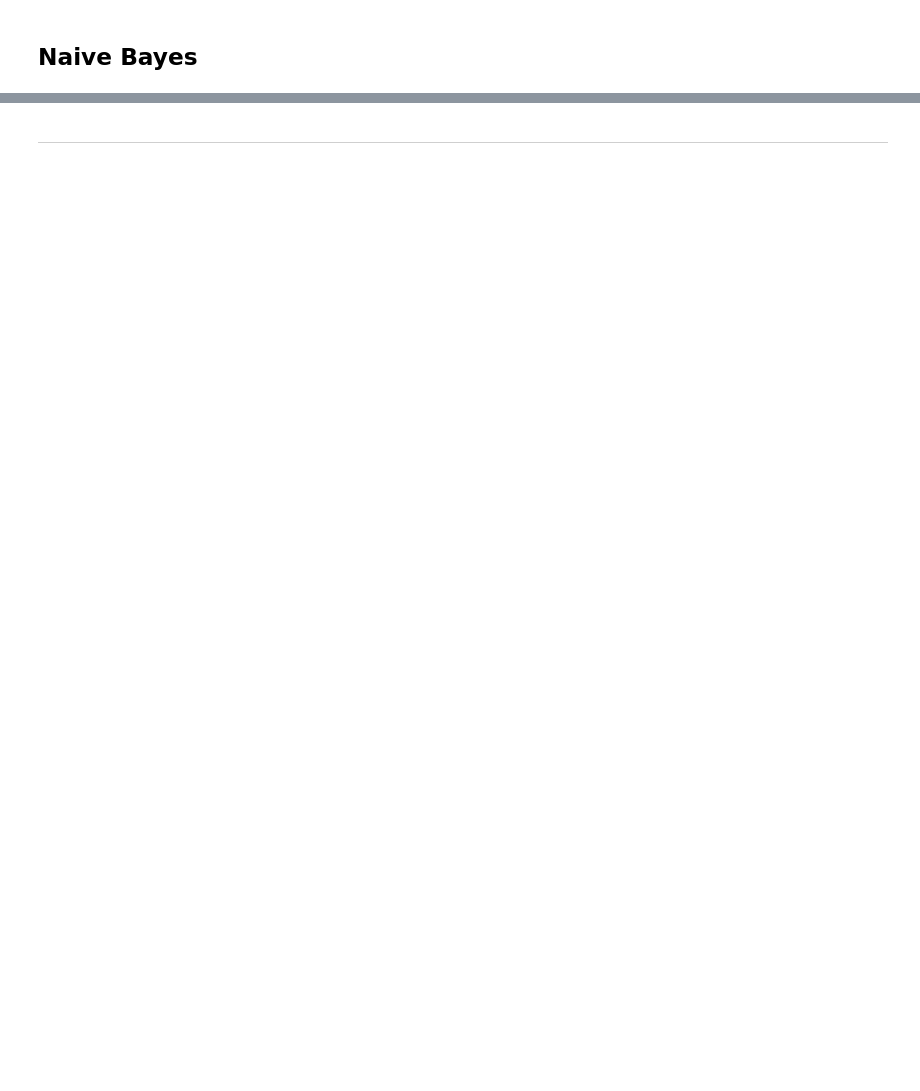
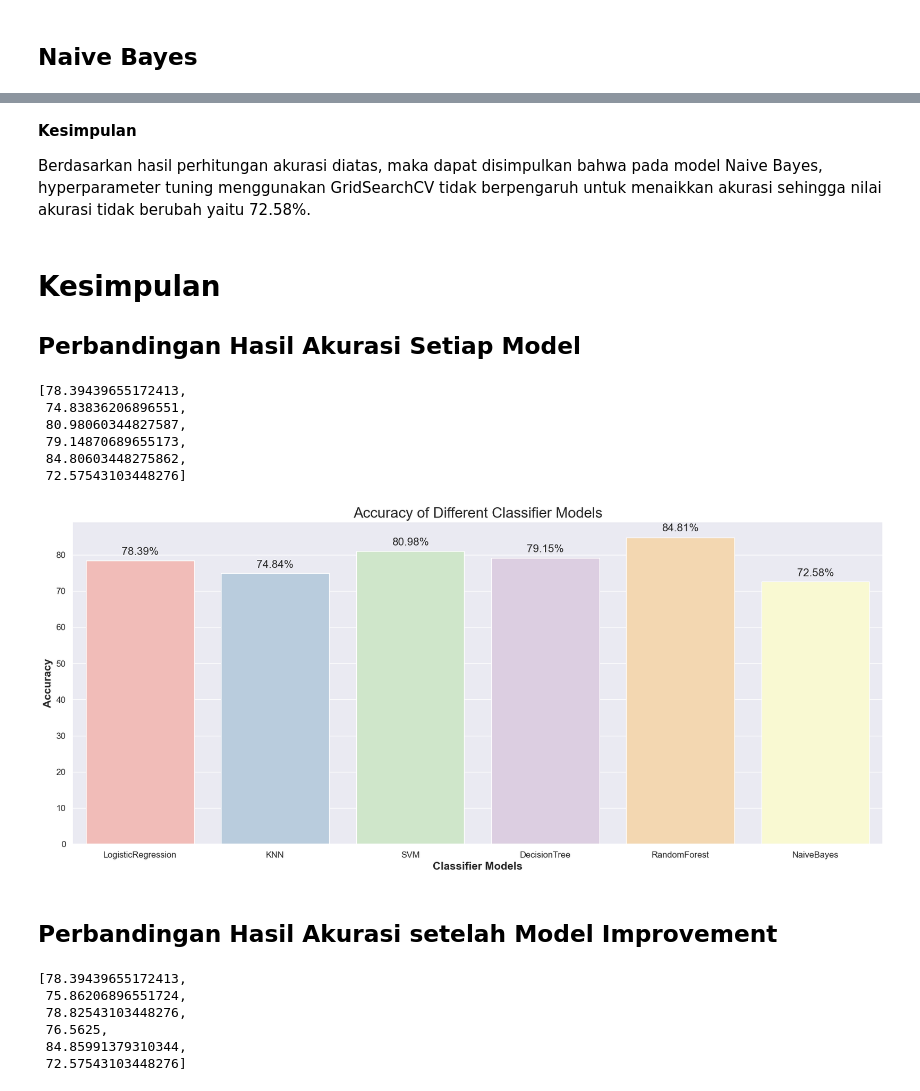
Before and after one commit to ria-fajriyah/BankMarketing_Dataset, a Jupyter notebook: PYTN_Assgn_3_4_Nurul Fajriyah Al Maulidiyah.ipynb, the cells around one changed output, grey strips where cells are left out. Drawn from its saved outputs; the diff is of its cells as text; code cells hidden in the pictures; blank space fills up the shorter version.

```diff
--- a/PYTN_Assgn_3_4_Nurul Fajriyah Al Maulidiyah.ipynb
+++ b/PYTN_Assgn_3_4_Nurul Fajriyah Al Maulidiyah.ipynb
@@ -453,6 +460,7 @@ knn.fit(x_train_scaled, y_train)
 y_pred2 = knn.predict(x_test_scaled)
 
 akurasi2 = accuracy_score(y_test, y_pred2)
+accuracy_list.append(100*akurasi2)
 
 print("Akurasi Model :", akurasi2)
 # %% [output]
@@ -537,6 +550,7 @@ svm.fit(x_train_scaled, y_train)
 y_pred3 = svm.predict(x_test_scaled)
 
 akurasi3 = accuracy_score(y_test, y_pred3)
+accuracy_list.append(100*akurasi3)
 
 print("Akurasi Model :", akurasi3)
 # %% [output]
@@ -620,2 +821,12 @@ weighted avg       0.79      0.79      0.79      1856
 # %% [markdown]
 ## Naive Bayes
+# %%
+nb = GaussianNB()
+nb.fit(x_train_scaled, y_train)
+
+y_pred6 = nb.predict(x_test_scaled)
+
+akurasi6 = accuracy_score(y_test, y_pred6)
+accuracy_list.append(100*akurasi6)
+
+print("Akurasi Model :", akurasi6)
@@ -622,2 +914,47 @@ weighted avg       0.79      0.79      0.79      1856
+# %% [markdown]
+**Kesimpulan**
+
+Berdasarkan hasil perhitungan akurasi diatas, maka dapat disimpulkan bahwa pada model Naive Bayes, hyperparameter tuning menggunakan GridSearchCV tidak berpengaruh untuk menaikkan akurasi sehingga nilai akurasi tidak berubah yaitu 72.58%.
 # %% [markdown]
----
+# Kesimpulan
+## Perbandingan Hasil Akurasi Setiap Model
+# %%
+accuracy_list
+# %% [output]
+[78.39439655172413,
+ 74.83836206896551,
+ 80.98060344827587,
+ 79.14870689655173,
+ 84.80603448275862,
+ 72.57543103448276]
+# %%
+model_list = ['LogisticRegression', 'KNN', 'SVM', 'DecisionTree', 'RandomForest', 'NaiveBayes']
+
+plt.rcParams['figure.figsize'] = 20, 8
+sns.set_style('darkgrid')
+ax = sns.barplot(x=model_list, y=accuracy_list, palette = "Pastel1")
+plt.xlabel('Classifier Models', fontsize = 15, fontweight = 'bold')
+plt.ylabel('Accuracy', fontsize = 15, fontweight = 'bold')
+plt.title('Accuracy of Different Classifier Models', fontsize = 20)
+plt.xticks(fontsize = 12, horizontalalignment = 'center')
+plt.yticks(fontsize = 12)
+
+for i in ax.patches:
+    width, height = i.get_width(), i.get_height()
+    x, y = i.get_xy()
+    ax.annotate(f'{round(height,2)}%', (x + width/2, y + height*1.02), ha='center', fontsize = 15)
+
+plt.show()
+# %% [output]
+[figure, added]
+# %% [markdown]
+## Perbandingan Hasil Akurasi setelah Model Improvement
+# %%
+accuracy_gscv
+# %% [output]
+[78.39439655172413,
+ 75.86206896551724,
+ 78.82543103448276,
+ 76.5625,
+ 84.85991379310344,
+ 72.57543103448276]
```
Also changed, not shown: parts of 53 cells of this notebook.
